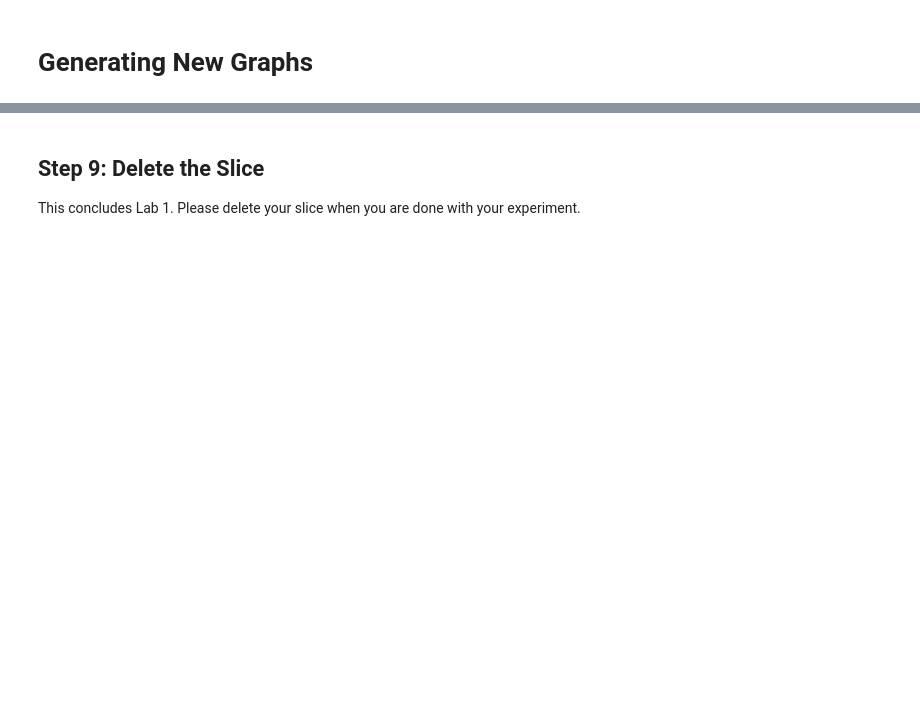
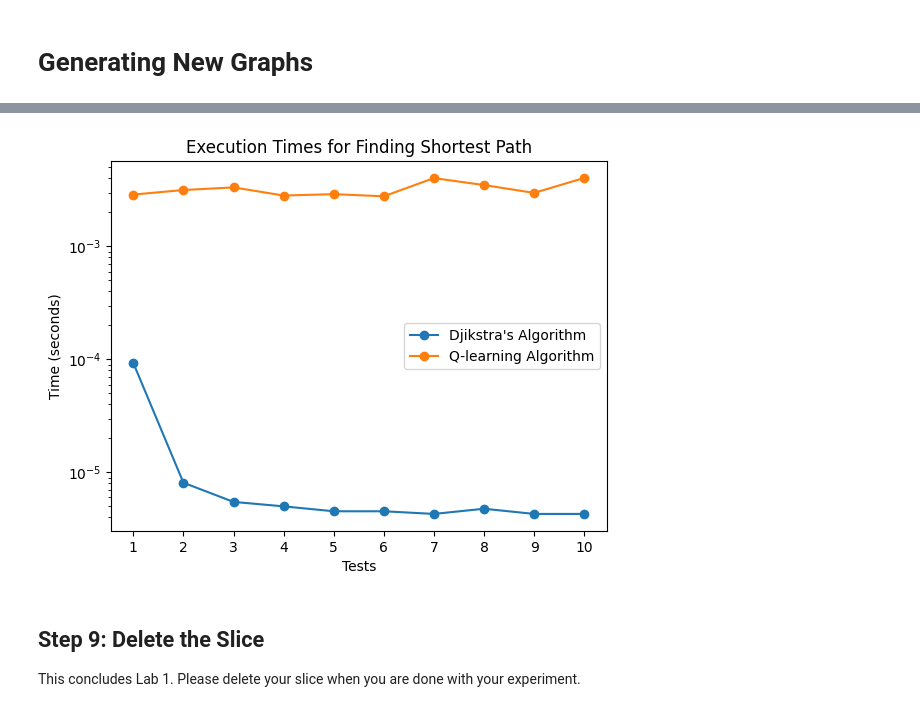
Before and after one commit to SelfDrivingNetworkLab/P4fabricAIexperiments, a Jupyter notebook: Traffic Data/updated.ipynb, the cells around one changed output, grey strips where cells are left out. Cells and saved outputs as stored; diff of their text form; code cells hidden in the pictures; blank space fills up the shorter version.

Commit message:
Added Reinforcement Learning

```diff
--- a/Traffic Data/updated.ipynb
+++ b/Traffic Data/updated.ipynb
@@ -1049,0 +1035,6 @@ pp(graph)
+# %%
+learning_rate = 0.8
+discount_factor = 0.95
+epsilon = 0.1
+episodes = 1000
+alpha = 0.7
@@ -1049,0 +1052,2 @@ pp(graph)
+# %%
+start, end = 'switch1', 'switch2'
@@ -1050,3 +1108,13 @@ pp(graph)
+# %%
+q_times = []
+correct = ['switch1', 'switch3', 'switch2']
+for i in range(10):
+    start = time.time()
+    path = q_learning(graph, 'switch1', 'switch2')
+    end = time.time()
+    tot = end-start
+    if path == correct:
+        q_times.append(tot)
 # %%
 import sys
 from heapq import heapify, heappush, heappop
@@ -1163,5 +1174,11 @@ def dijkstra(graph, src, dest):
     path.reverse()
     return path
 # %%
-res = dijkstra(graph, 'server1', 'server2')
-print(res)
+djikstra_times = []
+for i in range(10):
+    start = time.time()
+    path = dijkstra(graph, 'switch1', 'switch2')
+    end = time.time()
+
+    if path == correct:
+        djikstra_times.append((end-start))
@@ -1257,6 +1276,20 @@ plt.ylabel('Bitrate (Mbps)')
 plt.title('Network Efficiency with Intervention vs No Intervention')
 
 plt.savefig('model_intervension.jpg')
+# %%
+x = np.arange(1, 11)
+plt.plot(x, djikstra_times, marker='o')
+plt.plot(x, q_times, marker='o')
+plt.margins(x=0.05)
+plt.yscale('log')
+plt.xticks(x)
+plt.legend(['Djikstra\'s Algorithm', 'Q-learning Algorithm'])
+plt.ylabel('Time (seconds)')
+plt.xlabel('Tests')
+plt.title('Execution Times for Finding Shortest Path');
+plt.savefig('ex_times.jpg')
+# %% [output]
+[figure, added]
 # %% [markdown]
 ## Step 9: Delete the Slice
 
```
Also changed, not shown: parts of 46 cells of this notebook.
